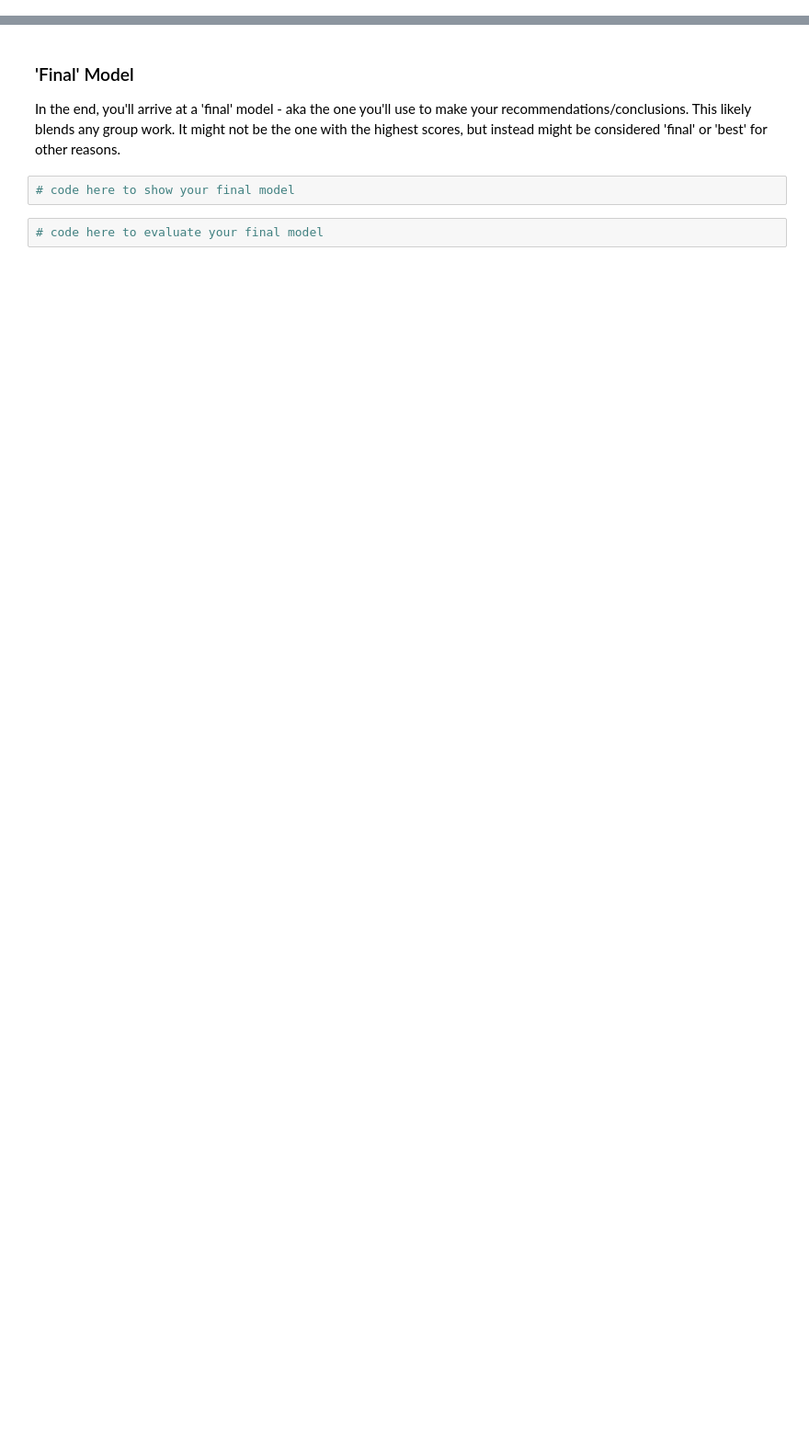
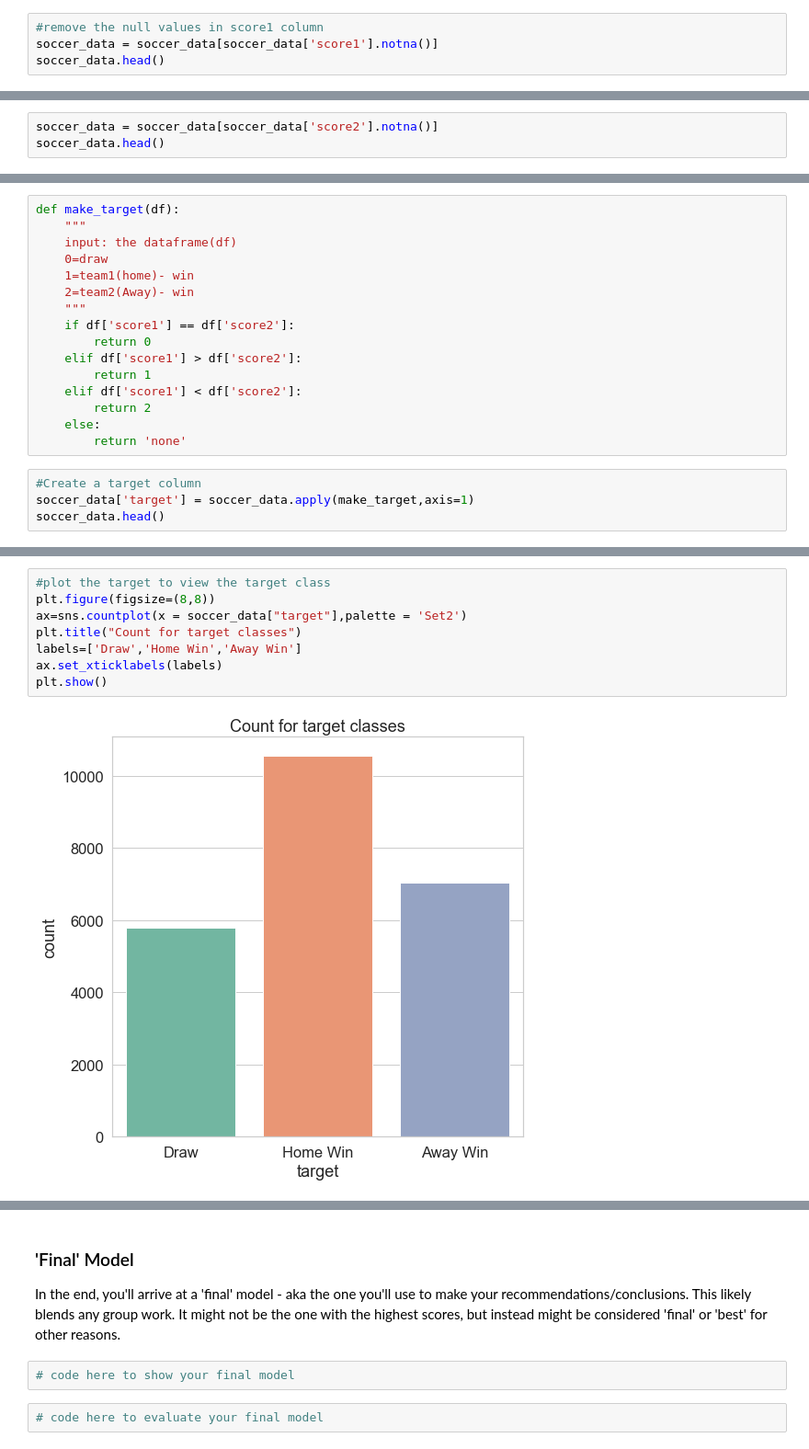
Before and after one commit to Teetee-lab/SoccerMatchBetting, a Jupyter notebook: Notebooks/SoccerMatchBetting.ipynb, the cells around one changed output, grey strips where cells are left out. Shown at 92% size. Drawn from its saved outputs; the diff is of its cells as text; blank space fills up the shorter version.

```diff
--- a/Notebooks/SoccerMatchBetting.ipynb
+++ b/Notebooks/SoccerMatchBetting.ipynb
@@ -103,0 +271,4 @@ Now you can start to use the results of your first model to iterate - there are
+# %%
+#remove the null values in score1 column
+soccer_data = soccer_data[soccer_data['score1'].notna()]
+soccer_data.head()
@@ -103,0 +283,3 @@ Now you can start to use the results of your first model to iterate - there are
+# %%
+soccer_data = soccer_data[soccer_data['score2'].notna()]
+soccer_data.head()
@@ -103,0 +320,20 @@ Now you can start to use the results of your first model to iterate - there are
+# %%
+def make_target(df):
+    """
+    input: the dataframe(df)
+    0=draw
+    1=team1(home)- win
+    2=team2(Away)- win
+    """
+    if df['score1'] == df['score2']:
+        return 0
+    elif df['score1'] > df['score2']:
+        return 1
+    elif df['score1'] < df['score2']:
+        return 2
+    else:
+        return 'none'
+# %%
+#Create a target column
+soccer_data['target'] = soccer_data.apply(make_target,axis=1)
+soccer_data.head()
@@ -103,0 +356,10 @@ Now you can start to use the results of your first model to iterate - there are
+# %%
+#plot the target to view the target class
+plt.figure(figsize=(8,8))
+ax=sns.countplot(x = soccer_data["target"],palette = 'Set2')
+plt.title("Count for target classes")
+labels=['Draw','Home Win','Away Win']
+ax.set_xticklabels(labels)
+plt.show()
+# %% [output]
+[figure, added]
```
Also changed, not shown: parts of 157 cells of this notebook, 3 other files.
